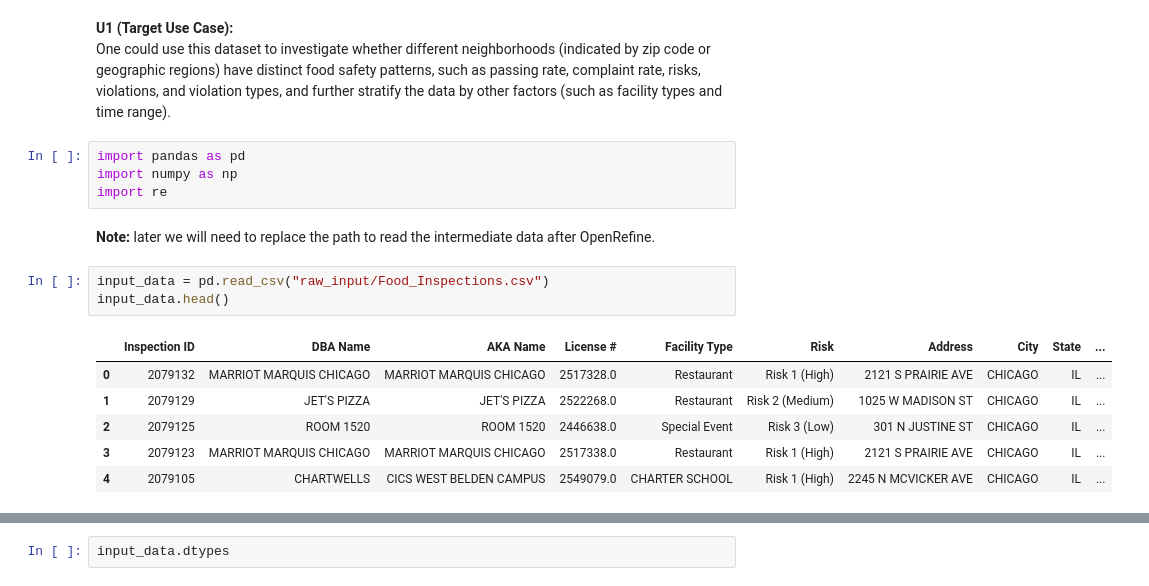
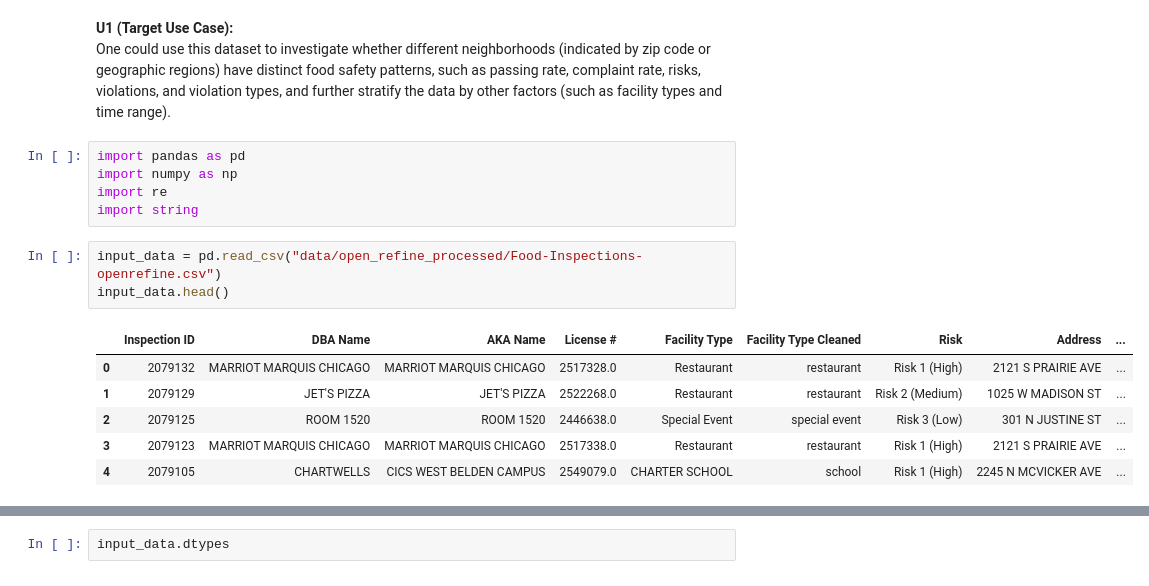
Before and after one commit to delongmeng/Chicago_Food_Inspection, a Jupyter notebook: data_cleaning_step_3b.ipynb, the cells around one changed output, grey strips where cells are left out. Saved outputs shown, nothing was run; the diff lists cells and outputs as text.

```diff
--- a/data_cleaning_step_3b.ipynb
+++ b/data_cleaning_step_3b.ipynb
@@ -5,15 +5,14 @@ One could use this dataset to investigate whether different neighborhoods (indic
 import pandas as pd
 import numpy as np
 import re
+import string
-# %% [markdown]
-**Note:** later we will need to replace the path to read the intermediate data after OpenRefine.
 # %%
-input_data = pd.read_csv("raw_input/Food_Inspections.csv")
+input_data = pd.read_csv("data/open_refine_processed/Food-Inspections-openrefine.csv")
 input_data.head()
 # %% [output]
-|  | Inspection ID | DBA Name | AKA Name | License # | Facility Type | Risk | Address | City | State | ... |
-| 0 | 2079132 | MARRIOT MARQUIS CHICAGO | MARRIOT MARQUIS CHICAGO | 2517328.0 | Restaurant | Risk 1 (High) | 2121 S PRAIRIE AVE | CHICAGO | IL | ... |
-| 1 | 2079129 | JET'S PIZZA | JET'S PIZZA | 2522268.0 | Restaurant | Risk 2 (Medium) | 1025 W MADISON ST | CHICAGO | IL | ... |
-| 2 | 2079125 | ROOM 1520 | ROOM 1520 | 2446638.0 | Special Event | Risk 3 (Low) | 301 N JUSTINE ST | CHICAGO | IL | ... |
-| 3 | 2079123 | MARRIOT MARQUIS CHICAGO | MARRIOT MARQUIS CHICAGO | 2517338.0 | Restaurant | Risk 1 (High) | 2121 S PRAIRIE AVE | CHICAGO | IL | ... |
-| 4 | 2079105 | CHARTWELLS | CICS WEST BELDEN CAMPUS | 2549079.0 | CHARTER SCHOOL | Risk 1 (High) | 2245 N MCVICKER AVE | CHICAGO | IL | ... |
+|  | Inspection ID | DBA Name | AKA Name | License # | Facility Type | Facility Type Cleaned | Risk | Address | ... |
+| 0 | 2079132 | MARRIOT MARQUIS CHICAGO | MARRIOT MARQUIS CHICAGO | 2517328.0 | Restaurant | restaurant | Risk 1 (High) | 2121 S PRAIRIE AVE | ... |
+| 1 | 2079129 | JET'S PIZZA | JET'S PIZZA | 2522268.0 | Restaurant | restaurant | Risk 2 (Medium) | 1025 W MADISON ST | ... |
+| 2 | 2079125 | ROOM 1520 | ROOM 1520 | 2446638.0 | Special Event | special event | Risk 3 (Low) | 301 N JUSTINE ST | ... |
+| 3 | 2079123 | MARRIOT MARQUIS CHICAGO | MARRIOT MARQUIS CHICAGO | 2517338.0 | Restaurant | restaurant | Risk 1 (High) | 2121 S PRAIRIE AVE | ... |
+| 4 | 2079105 | CHARTWELLS | CICS WEST BELDEN CAMPUS | 2549079.0 | CHARTER SCHOOL | school | Risk 1 (High) | 2245 N MCVICKER AVE | ... |
```
Also changed, not shown: parts of 101 cells of this notebook, 1 other file.
